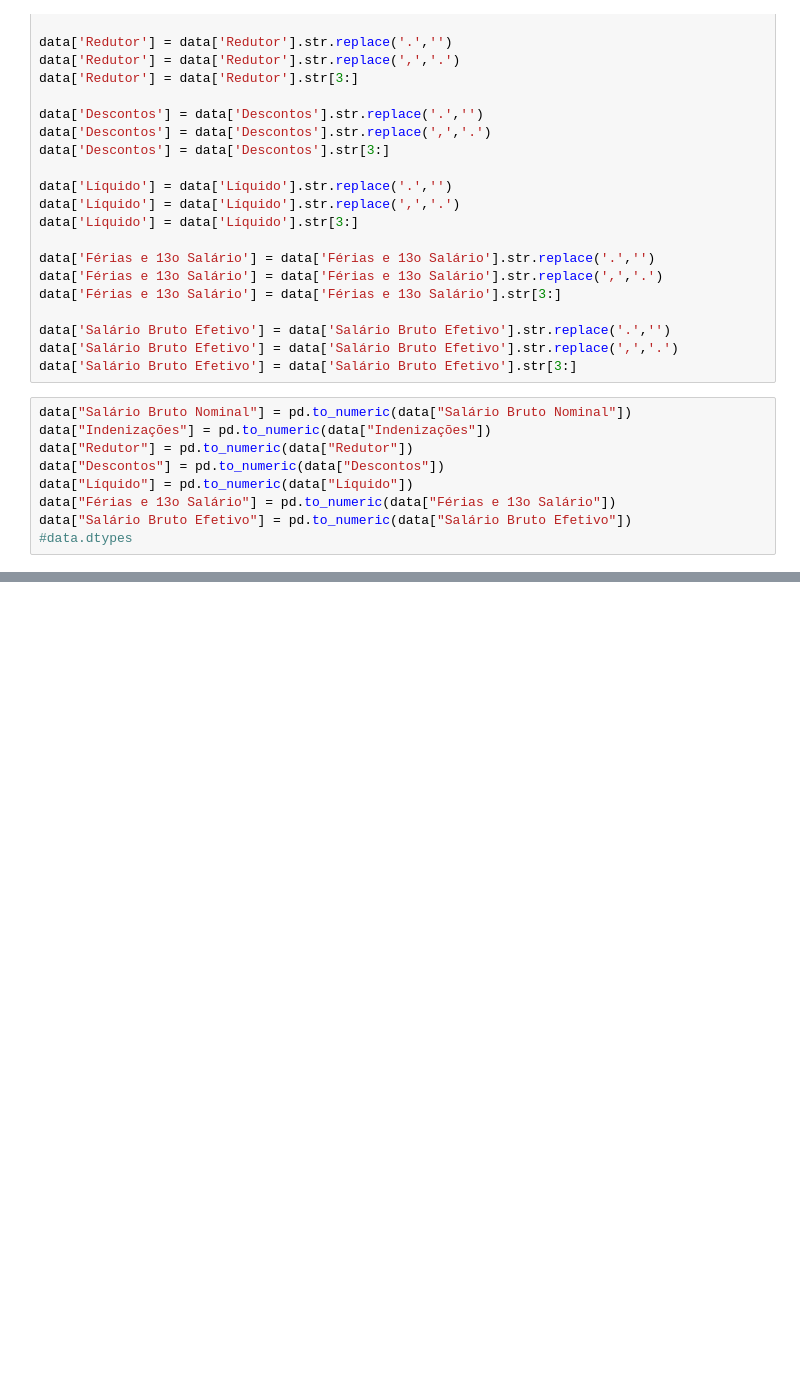
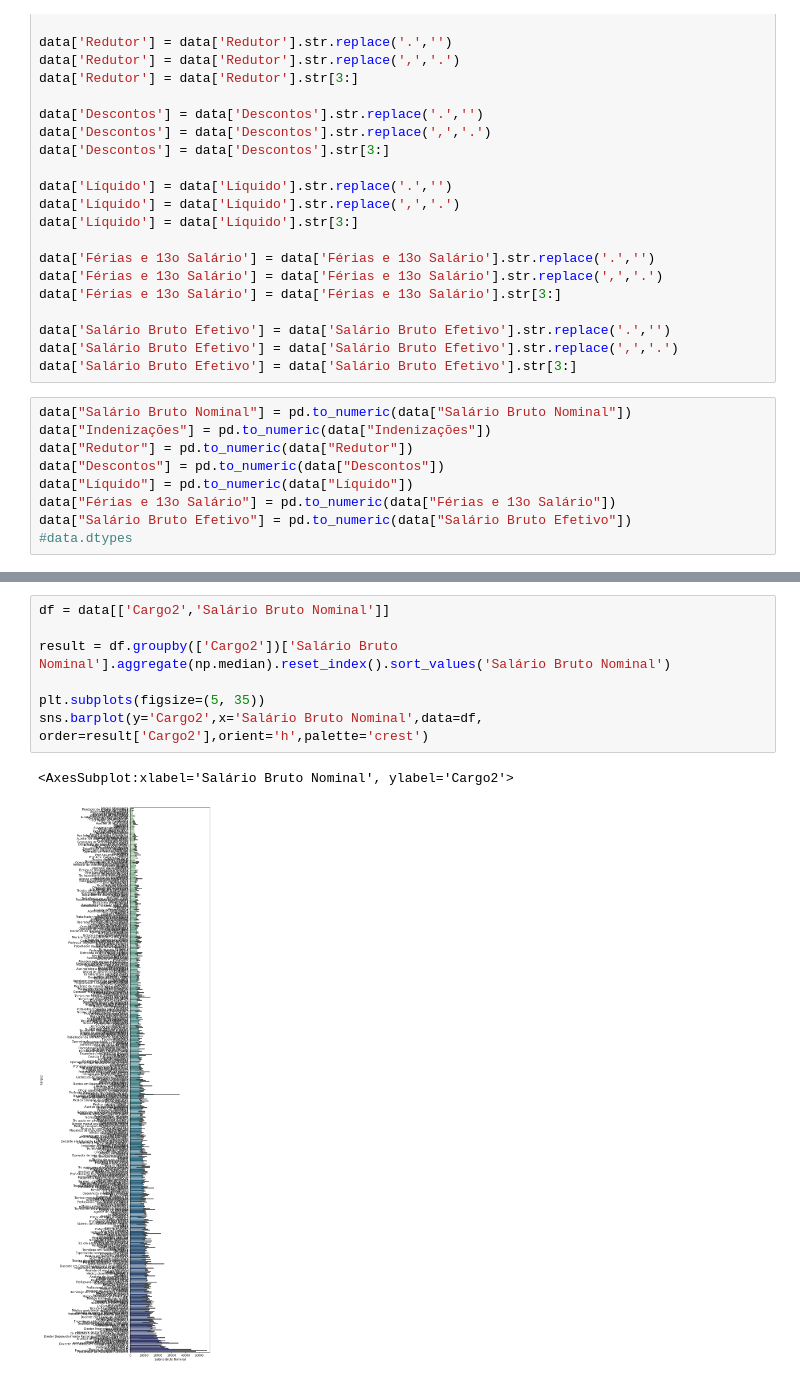
Before and after one commit to Pedronagy/Unicamp_salaries, a Jupyter notebook: Analisys.ipynb, the cells around one changed output, grey strips where cells are left out. Saved outputs shown, nothing was run; the diff lists cells and outputs as text; blank space fills up the shorter version.

```diff
--- a/Analisys.ipynb
+++ b/Analisys.ipynb
@@ -137,0 +136,10 @@ Name: Cargo, Length: 1000, dtype: object>
+# %%
+df = data[['Cargo2','Salário Bruto Nominal']]
+
+result = df.groupby(['Cargo2'])['Salário Bruto Nominal'].aggregate(np.median).reset_index().sort_values('Salário Bruto Nominal')
+
+plt.subplots(figsize=(5, 35))
+sns.barplot(y='Cargo2',x='Salário Bruto Nominal',data=df, order=result['Cargo2'],orient='h',palette='crest')
+# %% [output]
+<AxesSubplot:xlabel='Salário Bruto Nominal', ylabel='Cargo2'>
+[figure, added]
```
Also changed, not shown: parts of 15 cells of this notebook.
